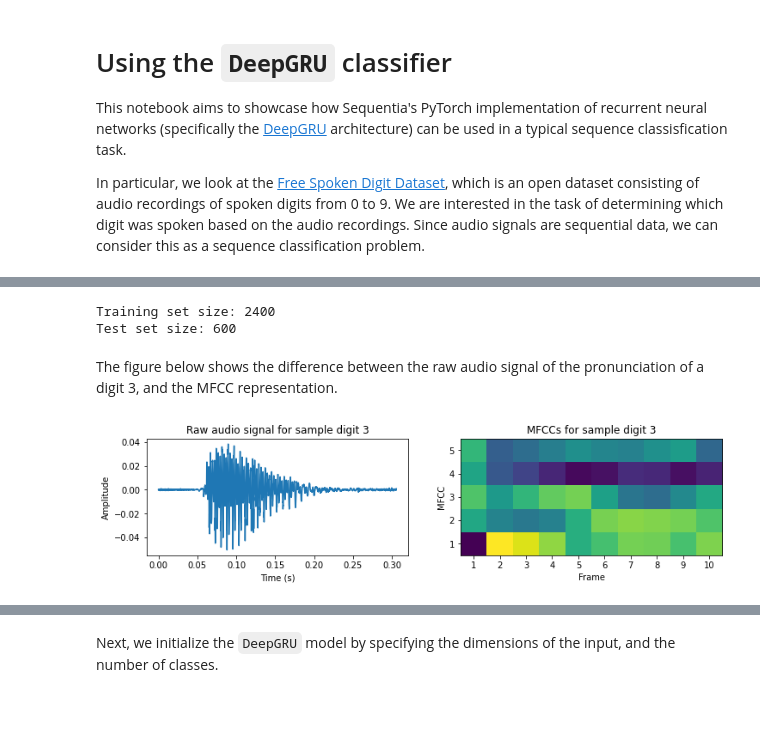
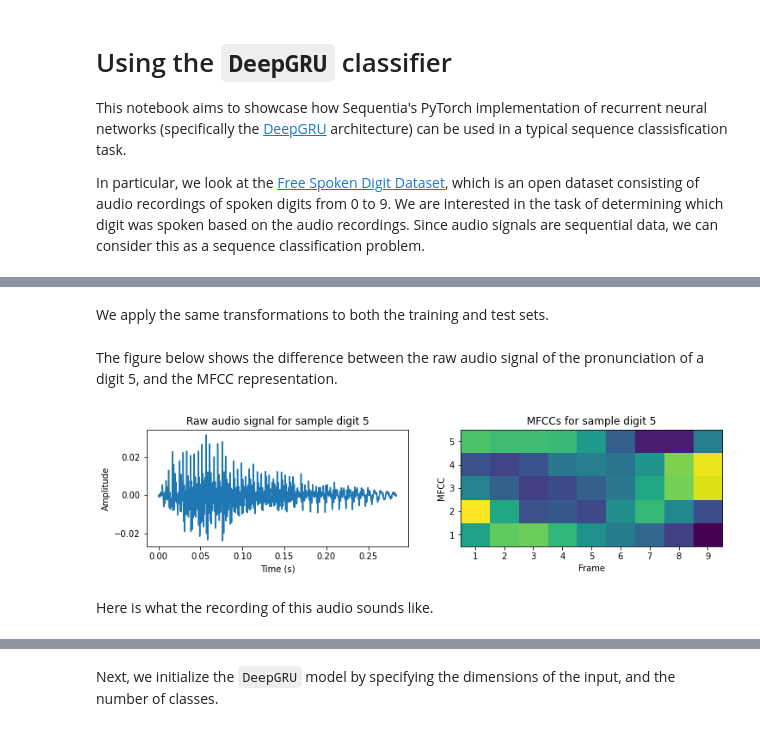
Before and after one commit to eonu/sequentia, a Jupyter notebook: notebooks/3c - DeepGRU.ipynb, the cells around one changed output, grey strips where cells are left out. Drawn from its saved outputs; the diff is of its cells as text; code cells hidden in the pictures.

```diff
--- a/notebooks/3c - DeepGRU.ipynb
+++ b/notebooks/3c - DeepGRU.ipynb
@@ -51,0 +39,5 @@ transforms = Compose([
+# %%
+# Split the dataset into a training and test dataset
+train_set, test_set = dataset.split(split_size=0.2, stratify=True, shuffle=True)
+print(f'Training set size: {len(train_set)}')
+print(f'Test set size: {len(test_set)}')
@@ -52 +47,5 @@ transforms = Compose([
+# %%
+# Fetch the sequences and labels separately
+X_train, y_train = train_set.data()
+X_test, y_test = test_set.data()
 # %% [markdown]
@@ -55,0 +53,8 @@ The transformations are applied on the fly, whenever you index a recording in th
+# %%
+# Create preprocessing pipeline
+transforms = Compose([
+    Custom(lambda x: librosa.feature.mfcc(x.flatten(), **spec_kwargs).T, name='MFCCs', desc='Generate MFCCs'),
+    Standardize()
+])
+
+transforms.summary()
@@ -56,32 +70,27 @@ The transformations are applied on the fly, whenever you index a recording in th
+# %% [markdown]
+We apply the same transformations to both the training and test sets.
+# %%
+mfcc_train = transforms(X_train)
+mfcc_test = transforms(X_test)
+# %% [markdown]
+The figure below shows the difference between the raw audio signal of the pronunciation of a digit 5, and the MFCC representation.
 # %%
-# Initialize a generator for a local version of FSDD
-fsdd = TorchFSDDGenerator(version='local', path='recordings', transforms=transforms)
+audio, mfcc, digit = X_train[0], mfcc_train[0], y_train[0]
+time = np.linspace(0, len(audio) / spec_kwargs['sr'], num=len(audio))
 
-# Create two Torch datasets for a train-test split from the generator
-train_set, test_set = fsdd.train_test_split(test_size=0.2)
-print('Training set size: {}'.format(len(train_set)))
-print('Test set size: {}'.format(len(test_set)))
+# Raw audio
+fig, axs = plt.subplots(ncols=2, figsize=(12, 2.5))
+axs[0].set(title='Raw audio signal for sample digit {}'.format(digit), xlabel='Time (s)', ylabel='Amplitude')
+axs[0].plot(time, audio)
+
+# MFCCs
+axs[1].imshow(np.swapaxes(mfcc, 0, 1), interpolation='nearest', cmap='viridis', origin='lower', aspect='auto')
+axs[1].set(title='MFCCs for sample digit {}'.format(digit), xlabel='Frame', ylabel='MFCC',
+    xticks=np.arange(len(mfcc)), xticklabels=np.arange(1, len(mfcc) + 1),
+    yticks=np.arange(mfcc.shape[1]), yticklabels=np.arange(1, mfcc.shape[1] + 1))
+
+plt.show()
 # %% [output]
-Training set size: 2400
-Test set size: 600
+[figure, added]
-# %% [markdown]
-The figure below shows the difference between the raw audio signal of the pronunciation of a digit 3, and the MFCC representation.
-# %%
-mfcc, digit = train_set[0]
-audio, sr = torchaudio.load(train_set.files[0], channels_first=False)
-time = np.linspace(0, len(audio) / sr, num=len(audio))
-
-# Raw audio
-fig, axs = plt.subplots(ncols=2, figsize=(12, 2.5))
-axs[0].set(title='Raw audio signal for sample digit {}'.format(digit), xlabel='Time (s)', ylabel='Amplitude')
-axs[0].plot(time, audio)
-
-# MFCCs
-axs[1].imshow(np.swapaxes(mfcc, 0, 1), interpolation='nearest', cmap='viridis', origin='lower', aspect='auto')
-axs[1].set(title='MFCCs for sample digit {}'.format(digit), xlabel='Frame', ylabel='MFCC',
-    xticks=np.arange(len(mfcc)), xticklabels=np.arange(1, len(mfcc) + 1),
-    yticks=np.arange(n_mfcc), yticklabels=np.arange(1, n_mfcc + 1))
-
-plt.show()
-# %% [output]
-[figure, removed]
+# %% [markdown]
+Here is what the recording of this audio sounds like.
```
Also changed, not shown: parts of 20 cells of this notebook, 27 other files.
